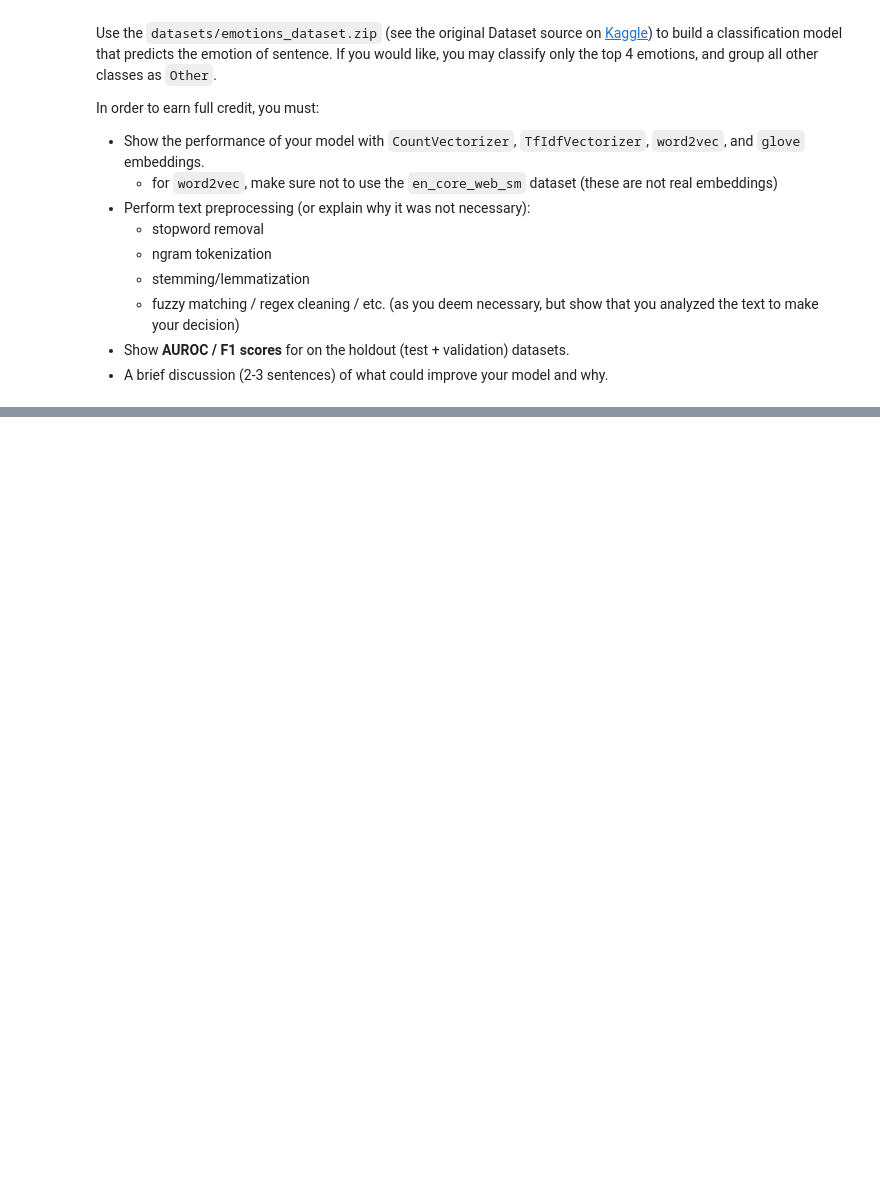
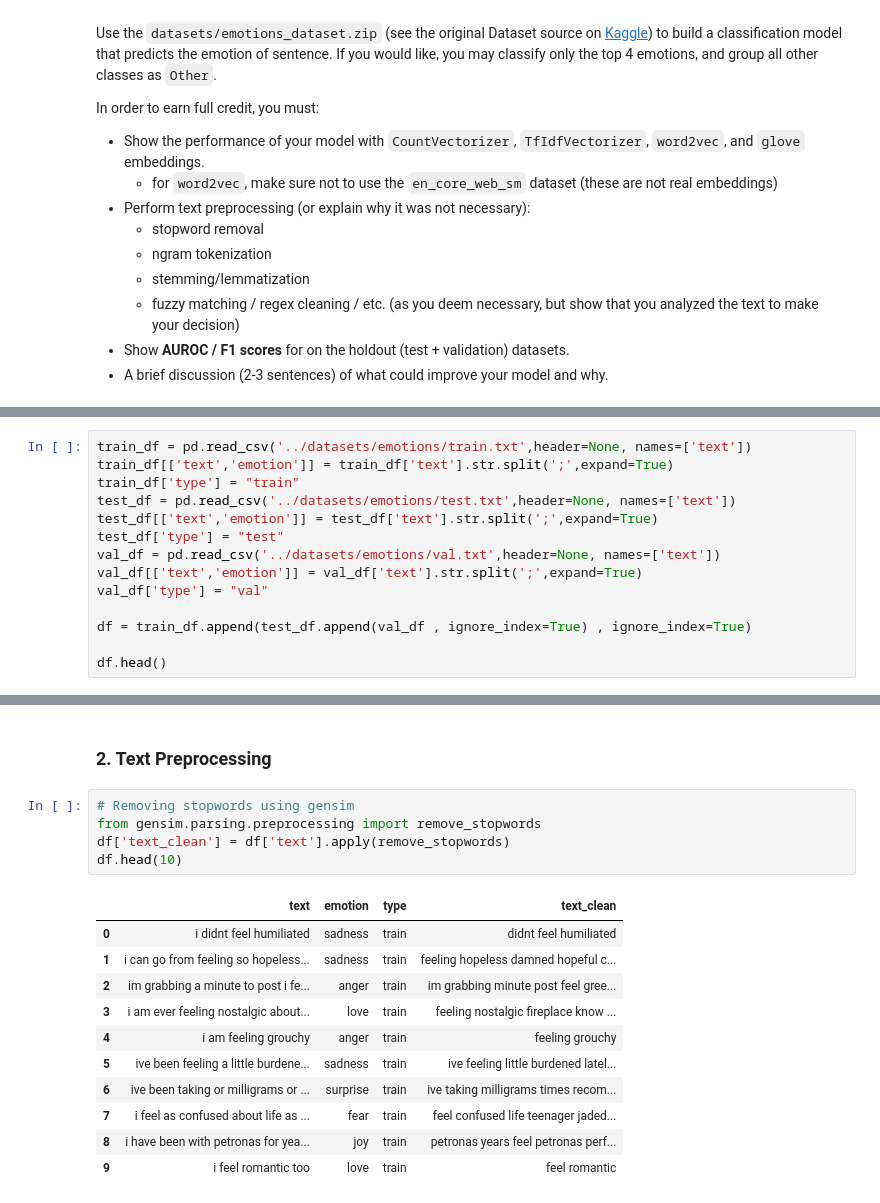
Before and after one commit to JewonJu/DSO-560-NLP-team-black, a Jupyter notebook: homework2/JEWON_JU_Homework 2.ipynb, the cells around one changed output, grey strips where cells are left out. Cells and saved outputs as stored; diff of their text form; blank space fills up the shorter version.

```diff
--- a/homework2/JEWON_JU_Homework 2.ipynb
+++ b/homework2/JEWON_JU_Homework 2.ipynb
@@ -184,0 +308,14 @@ In order to earn full credit, you must:
+# %%
+train_df = pd.read_csv('../datasets/emotions/train.txt',header=None, names=['text'])
+train_df[['text','emotion']] = train_df['text'].str.split(';',expand=True)
+train_df['type'] = "train"
+test_df = pd.read_csv('../datasets/emotions/test.txt',header=None, names=['text'])
+test_df[['text','emotion']] = test_df['text'].str.split(';',expand=True)
+test_df['type'] = "test"
+val_df = pd.read_csv('../datasets/emotions/val.txt',header=None, names=['text'])
+val_df[['text','emotion']] = val_df['text'].str.split(';',expand=True)
+val_df['type'] = "val"
+
+df = train_df.append(test_df.append(val_df , ignore_index=True) , ignore_index=True)
+
+df.head()
@@ -184,0 +343,19 @@ In order to earn full credit, you must:
+# %% [markdown]
+### 2. Text Preprocessing
+# %%
+# Removing stopwords using gensim
+from gensim.parsing.preprocessing import remove_stopwords
+df['text_clean'] = df['text'].apply(remove_stopwords)
+df.head(10)
+# %% [output]
+|  | text | emotion | type | text_clean |
+| 0 | i didnt feel humiliated | sadness | train | didnt feel humiliated |
+| 1 | i can go from feeling so hopeless... | sadness | train | feeling hopeless damned hopeful c... |
+| 2 | im grabbing a minute to post i fe... | anger | train | im grabbing minute post feel gree... |
+| 3 | i am ever feeling nostalgic about... | love | train | feeling nostalgic fireplace know ... |
+| 4 | i am feeling grouchy | anger | train | feeling grouchy |
+| 5 | ive been feeling a little burdene... | sadness | train | ive feeling little burdened latel... |
+| 6 | ive been taking or milligrams or ... | surprise | train | ive taking milligrams times recom... |
+| 7 | i feel as confused about life as ... | fear | train | feel confused life teenager jaded... |
+| 8 | i have been with petronas for yea... | joy | train | petronas years feel petronas perf... |
+| 9 | i feel romantic too | love | train | feel romantic |
```
Also changed, not shown: parts of 14 cells of this notebook, 7 other files.
